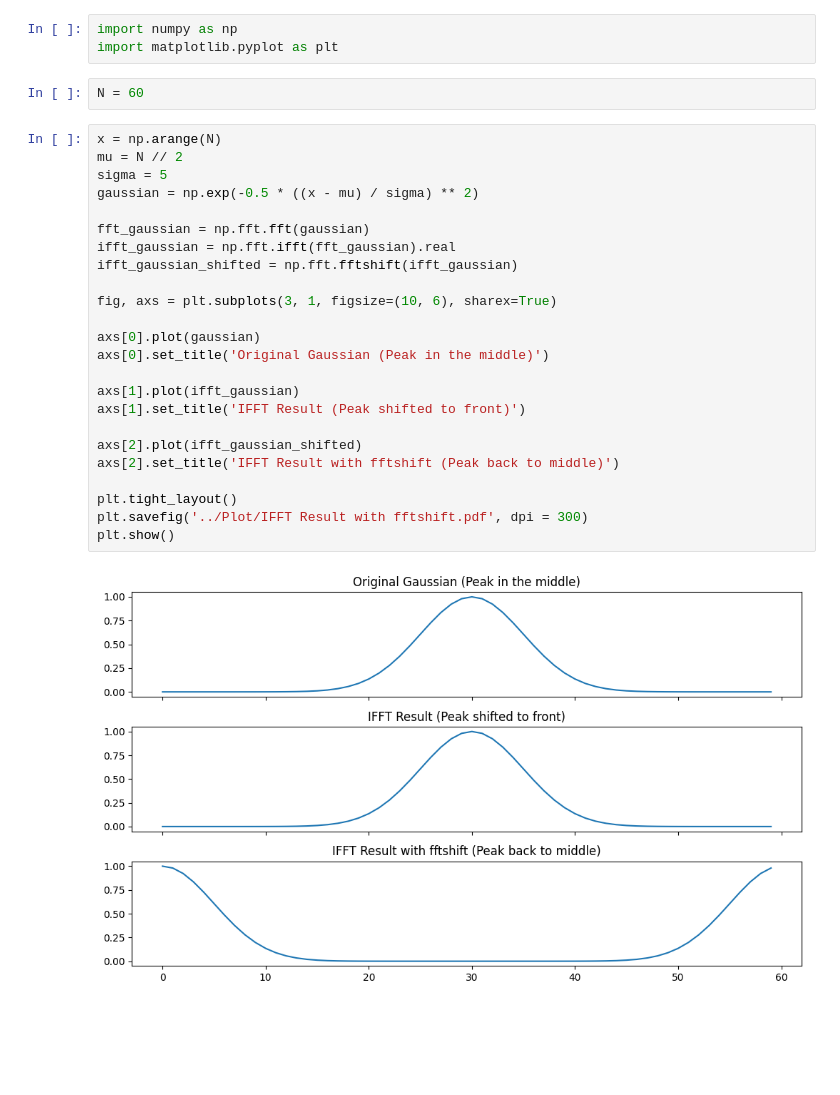
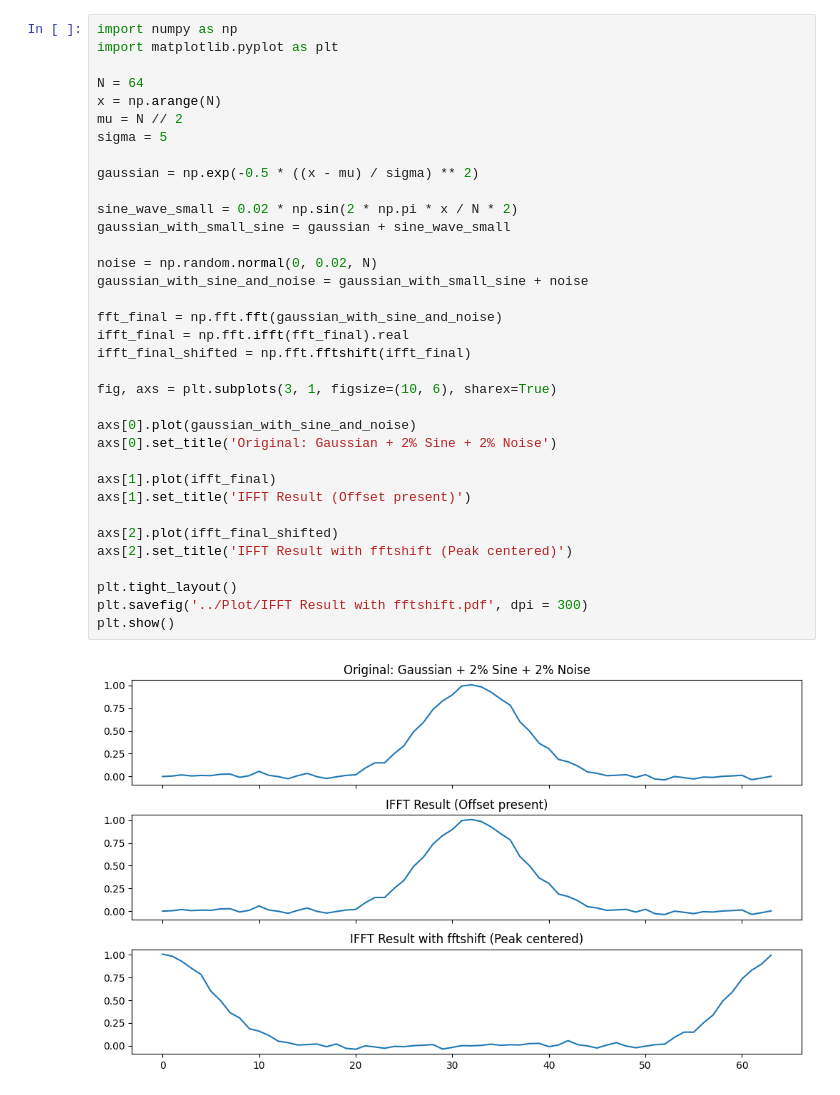
Before and after one commit to Gauss963/PSU-Dynamic-Strain, a Jupyter notebook: Code/FFT-iFFT.ipynb, the cells around one changed output. Saved outputs shown, nothing was run; the diff lists cells and outputs as text; blank space fills up the shorter version.

```diff
--- a/Code/FFT-iFFT.ipynb
+++ b/Code/FFT-iFFT.ipynb
@@ -1,31 +1,37 @@
-# %%
-import numpy as np
-import matplotlib.pyplot as plt
-# %%
-N = 60
 # %%
+import numpy as np
+import matplotlib.pyplot as plt
+
+N = 64
 x = np.arange(N)
 mu = N // 2
 sigma = 5
+
 gaussian = np.exp(-0.5 * ((x - mu) / sigma) ** 2)
 
-fft_gaussian = np.fft.fft(gaussian)
-ifft_gaussian = np.fft.ifft(fft_gaussian).real
-ifft_gaussian_shifted = np.fft.fftshift(ifft_gaussian)
+sine_wave_small = 0.02 * np.sin(2 * np.pi * x / N * 2)
+gaussian_with_small_sine = gaussian + sine_wave_small
+
+noise = np.random.normal(0, 0.02, N)
+gaussian_with_sine_and_noise = gaussian_with_small_sine + noise
+
+fft_final = np.fft.fft(gaussian_with_sine_and_noise)
+ifft_final = np.fft.ifft(fft_final).real
+ifft_final_shifted = np.fft.fftshift(ifft_final)
 
 fig, axs = plt.subplots(3, 1, figsize=(10, 6), sharex=True)
 
-axs[0].plot(gaussian)
-axs[0].set_title('Original Gaussian (Peak in the middle)')
+axs[0].plot(gaussian_with_sine_and_noise)
+axs[0].set_title('Original: Gaussian + 2% Sine + 2% Noise')
 
-axs[1].plot(ifft_gaussian)
-axs[1].set_title('IFFT Result (Peak shifted to front)')
+axs[1].plot(ifft_final)
+axs[1].set_title('IFFT Result (Offset present)')
 
-axs[2].plot(ifft_gaussian_shifted)
-axs[2].set_title('IFFT Result with fftshift (Peak back to middle)')
+axs[2].plot(ifft_final_shifted)
+axs[2].set_title('IFFT Result with fftshift (Peak centered)')
 
 plt.tight_layout()
 plt.savefig('../Plot/IFFT Result with fftshift.pdf', dpi = 300)
 plt.show()
 # %% [output]
-[figure, old version]
+[figure, new version]
```
Also changed, not shown: 2 other files.
